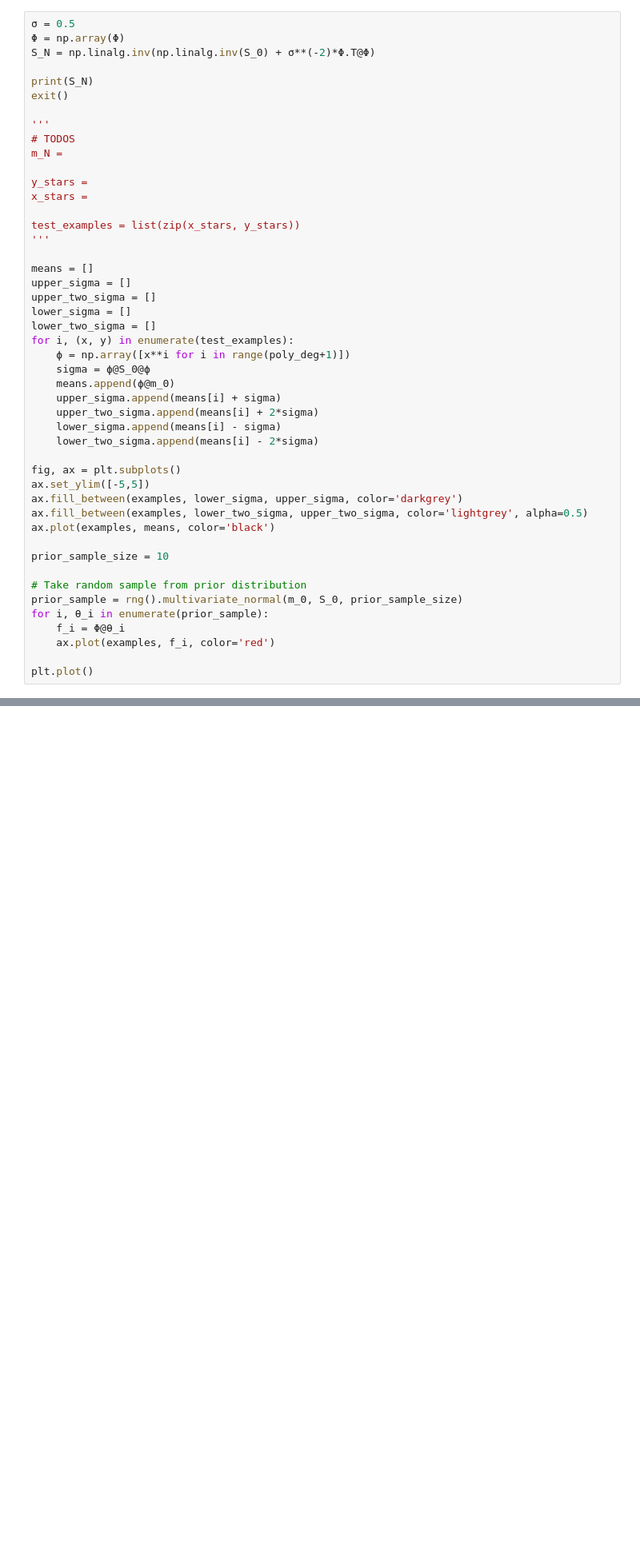
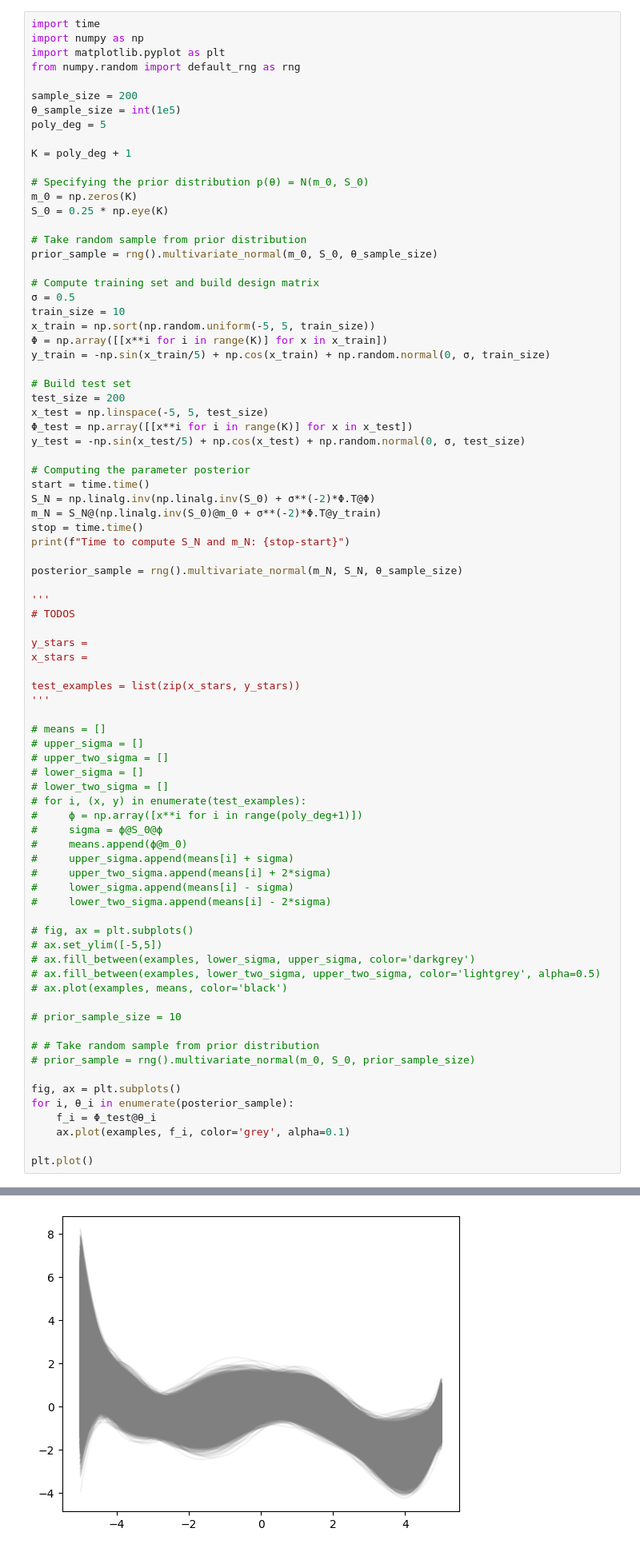
Before and after one commit to quaternio/adventures-in-linear-regression, a Jupyter notebook: Bayesian.ipynb, the cells around one changed output, grey strips where cells are left out. Shown at 80% size. Cells and saved outputs as stored; diff of their text form; blank space fills up the shorter version.

```diff
--- a/Bayesian.ipynb
+++ b/Bayesian.ipynb
@@ -113,16 +113,48 @@ The parameter posterior can be shown to be $$p(\mathbf{\theta}|\mathcal{X}, \mat
 
 Again we will explore the distribution of noise-free functions $f(\mathbf{x}_*)=\mathbf{\phi}^T(\mathbf{x}_*)\mathbf{\theta}$ induced by this parameter distribution.
 # %%
+import time
+import numpy as np
+import matplotlib.pyplot as plt
+from numpy.random import default_rng as rng
+
+sample_size = 200
+θ_sample_size = int(1e5)
+poly_deg = 5
+
+K = poly_deg + 1
+
+# Specifying the prior distribution p(θ) = N(m_0, S_0)
+m_0 = np.zeros(K)
+S_0 = 0.25 * np.eye(K)
+
+# Take random sample from prior distribution
+prior_sample = rng().multivariate_normal(m_0, S_0, θ_sample_size)
+
+# Compute training set and build design matrix
 σ = 0.5
-Φ = np.array(Φ)
+train_size = 10
+x_train = np.sort(np.random.uniform(-5, 5, train_size))
+Φ = np.array([[x**i for i in range(K)] for x in x_train])
+y_train = -np.sin(x_train/5) + np.cos(x_train) + np.random.normal(0, σ, train_size)
+
+# Build test set
+test_size = 200
+x_test = np.linspace(-5, 5, test_size)
+Φ_test = np.array([[x**i for i in range(K)] for x in x_test])
+y_test = -np.sin(x_test/5) + np.cos(x_test) + np.random.normal(0, σ, test_size)
+
+# Computing the parameter posterior
+start = time.time()
 S_N = np.linalg.inv(np.linalg.inv(S_0) + σ**(-2)*Φ.T@Φ)
+m_N = S_N@(np.linalg.inv(S_0)@m_0 + σ**(-2)*Φ.T@y_train)
+stop = time.time()
+print(f"Time to compute S_N and m_N: {stop-start}")
 
-print(S_N)
-exit()
+posterior_sample = rng().multivariate_normal(m_N, S_N, θ_sample_size)
 
 '''
 # TODOS
-m_N =
 
 y_stars =
 x_stars =
@@ -130,33 +162,35 @@ x_stars =
 test_examples = list(zip(x_stars, y_stars))
 '''
 
-means = []
-upper_sigma = []
-upper_two_sigma = []
-lower_sigma = []
-lower_two_sigma = []
-for i, (x, y) in enumerate(test_examples):
-    ϕ = np.array([x**i for i in range(poly_deg+1)])
-    sigma = ϕ@S_0@ϕ
-    means.append(ϕ@m_0)
-    upper_sigma.append(means[i] + sigma)
-    upper_two_sigma.append(means[i] + 2*sigma)
-    lower_sigma.append(means[i] - sigma)
-    lower_two_sigma.append(means[i] - 2*sigma)
+# means = []
+# upper_sigma = []
+# upper_two_sigma = []
+# lower_sigma = []
+# lower_two_sigma = []
+# for i, (x, y) in enumerate(test_examples):
+#     ϕ = np.array([x**i for i in range(poly_deg+1)])
+#     sigma = ϕ@S_0@ϕ
+#     means.append(ϕ@m_0)
+#     upper_sigma.append(means[i] + sigma)
+#     upper_two_sigma.append(means[i] + 2*sigma)
+#     lower_sigma.append(means[i] - sigma)
+#     lower_two_sigma.append(means[i] - 2*sigma)
+
+# fig, ax = plt.subplots()
+# ax.set_ylim([-5,5])
+# ax.fill_between(examples, lower_sigma, upper_sigma, color='darkgrey')
+# ax.fill_between(examples, lower_two_sigma, upper_two_sigma, color='lightgrey', alpha=0.5)
+# ax.plot(examples, means, color='black')
+
+# prior_sample_size = 10
+
+# # Take random sample from prior distribution
+# prior_sample = rng().multivariate_normal(m_0, S_0, prior_sample_size)
 
 fig, ax = plt.subplots()
-ax.set_ylim([-5,5])
-ax.fill_between(examples, lower_sigma, upper_sigma, color='darkgrey')
-ax.fill_between(examples, lower_two_sigma, upper_two_sigma, color='lightgrey', alpha=0.5)
-ax.plot(examples, means, color='black')
-
-prior_sample_size = 10
-
-# Take random sample from prior distribution
-prior_sample = rng().multivariate_normal(m_0, S_0, prior_sample_size)
-for i, θ_i in enumerate(prior_sample):
-    f_i = Φ@θ_i
-    ax.plot(examples, f_i, color='red')
+for i, θ_i in enumerate(posterior_sample):
+    f_i = Φ_test@θ_i
+    ax.plot(examples, f_i, color='grey', alpha=0.1)
 
 plt.plot()
 # %% [output]
@@ -175,0 +199 @@ NameError: name 'test_examples' is not defined
+[figure, added]
```
Also changed, not shown: parts of 2 cells of this notebook.
